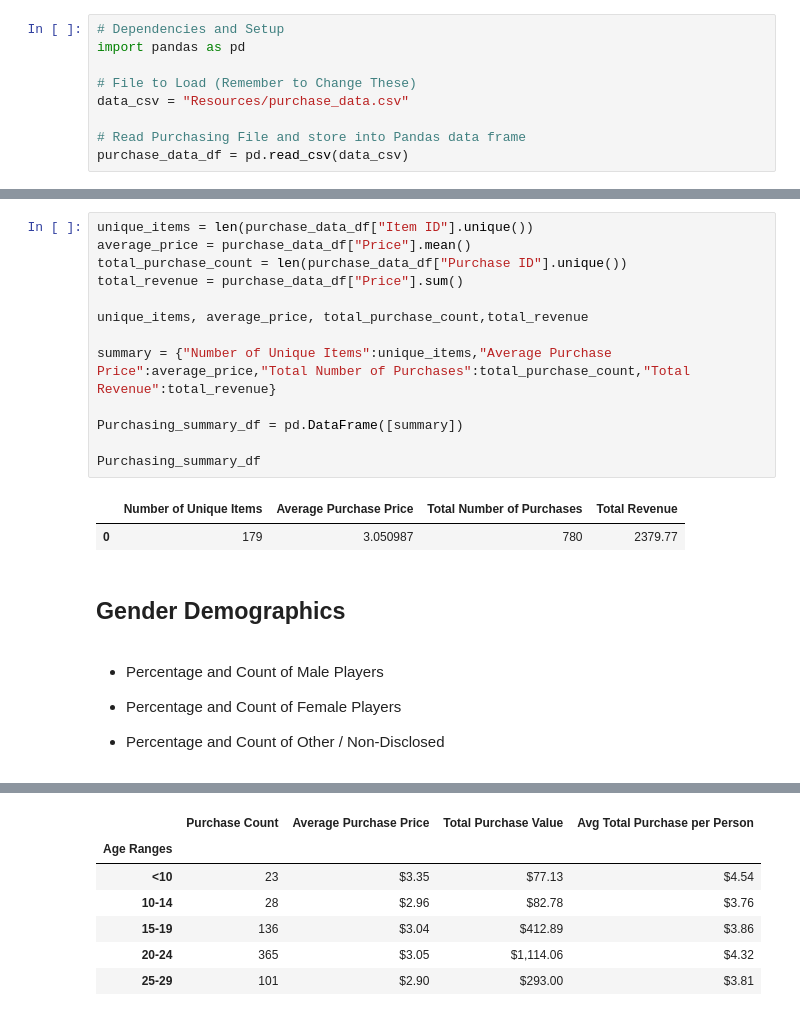
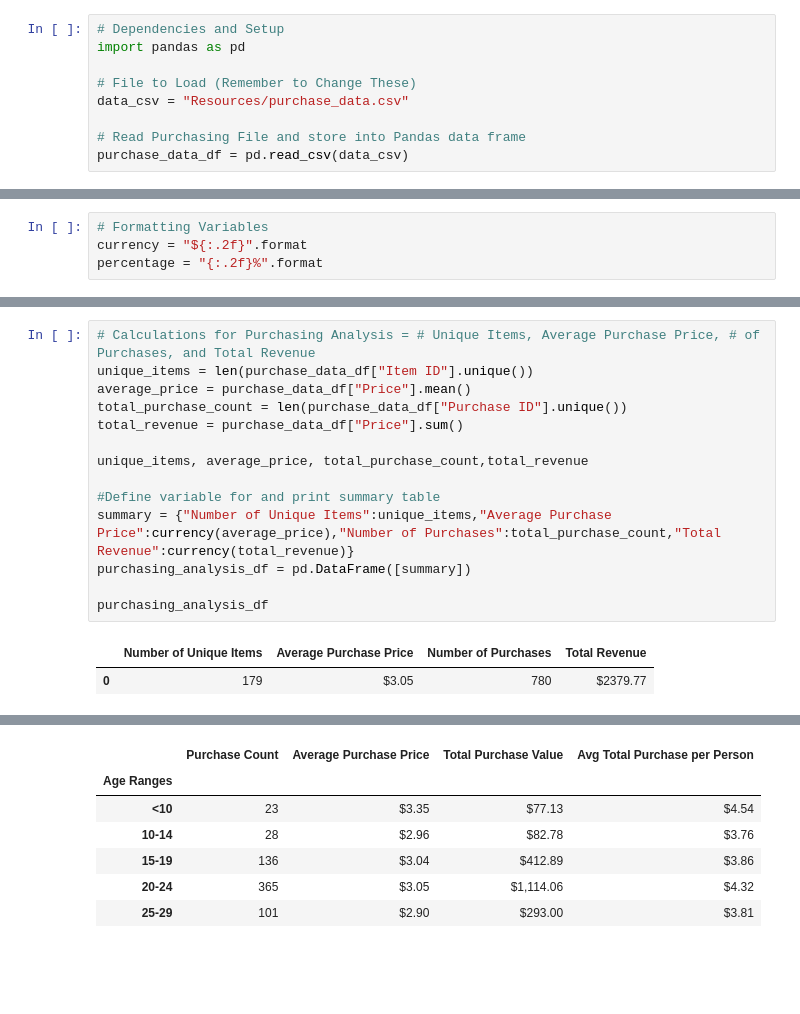
Before and after one commit to tritchlin/pandas-challenge, a Jupyter notebook: HeroesOfPymoli/HeroesOfPymoli_starter.ipynb, the cells around one changed output, grey strips where cells are left out. Cells and saved outputs as stored; diff of their text form; blank space fills up the shorter version.

```diff
--- a/HeroesOfPymoli/HeroesOfPymoli_starter.ipynb
+++ b/HeroesOfPymoli/HeroesOfPymoli_starter.ipynb
@@ -35,0 +10,4 @@ player_count
+# %%
+# Formatting Variables
+currency = "${:.2f}".format
+percentage = "{:.2f}%".format
@@ -36,26 +27,17 @@ player_count
 # %%
+# Calculations for Purchasing Analysis = # Unique Items, Average Purchase Price, # of Purchases, and Total Revenue
 unique_items = len(purchase_data_df["Item ID"].unique())
 average_price = purchase_data_df["Price"].mean()
 total_purchase_count = len(purchase_data_df["Purchase ID"].unique())
 total_revenue = purchase_data_df["Price"].sum()
 
 unique_items, average_price, total_purchase_count,total_revenue
 
-summary = {"Number of Unique Items":unique_items,"Average Purchase Price":average_price,"Total Number of Purchases":total_purchase_count,"Total Revenue":total_revenue}
+#Define variable for and print summary table
+summary = {"Number of Unique Items":unique_items,"Average Purchase Price":currency(average_price),"Number of Purchases":total_purchase_count,"Total Revenue":currency(total_revenue)}
+purchasing_analysis_df = pd.DataFrame([summary])
 
-Purchasing_summary_df = pd.DataFrame([summary])
-
-Purchasing_summary_df
+purchasing_analysis_df
 # %% [output]
-|  | Number of Unique Items | Average Purchase Price | Total Number of Purchases | Total Revenue |
-| 0 | 179 | 3.050987 | 780 | 2379.77 |
+|  | Number of Unique Items | Average Purchase Price | Number of Purchases | Total Revenue |
+| 0 | 179 | $3.05 | 780 | $2379.77 |
-# %% [markdown]
-## Gender Demographics
-# %% [markdown]
-* Percentage and Count of Male Players
-
-
-* Percentage and Count of Female Players
-
-
-* Percentage and Count of Other / Non-Disclosed
```
Also changed, not shown: parts of 26 cells of this notebook.
